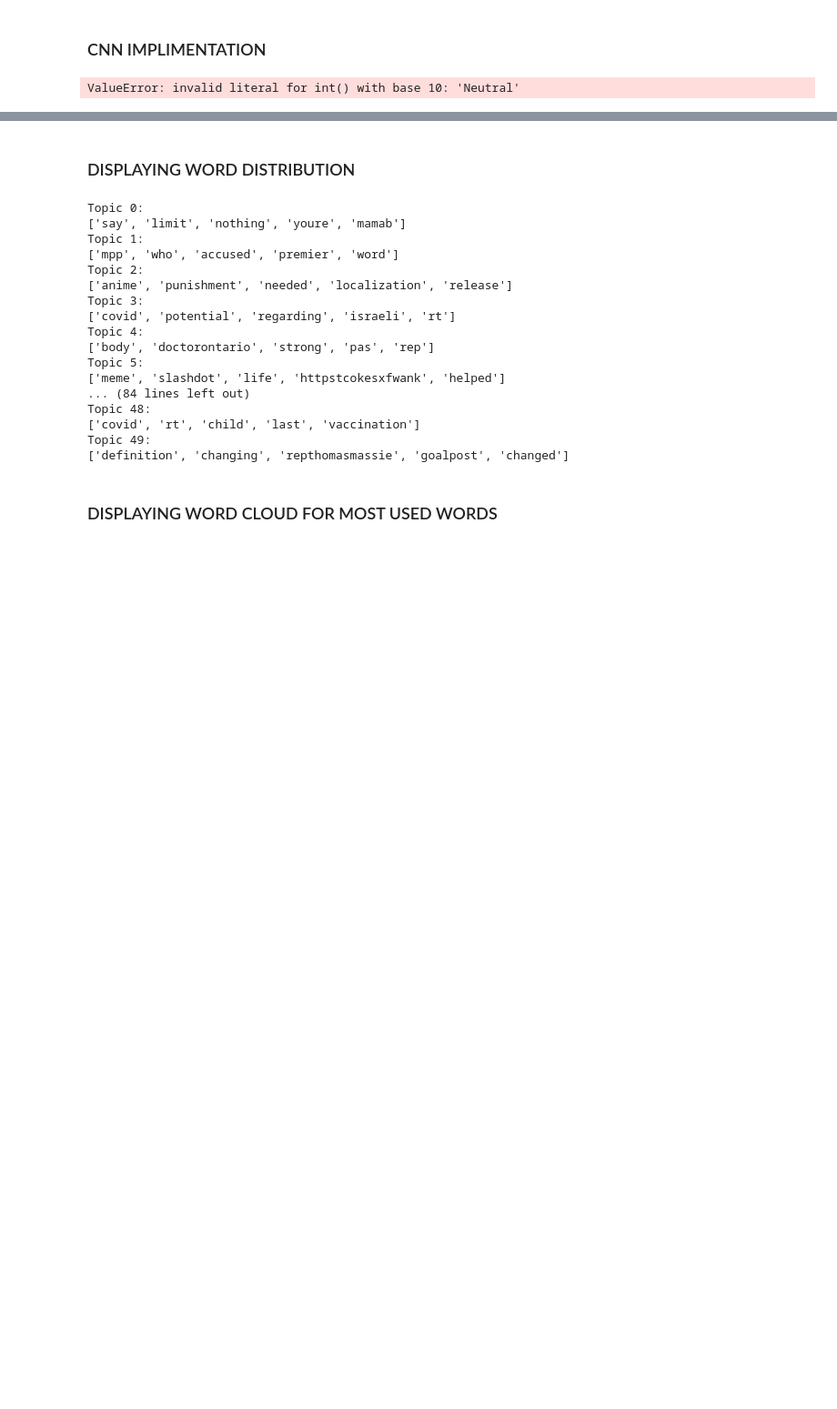
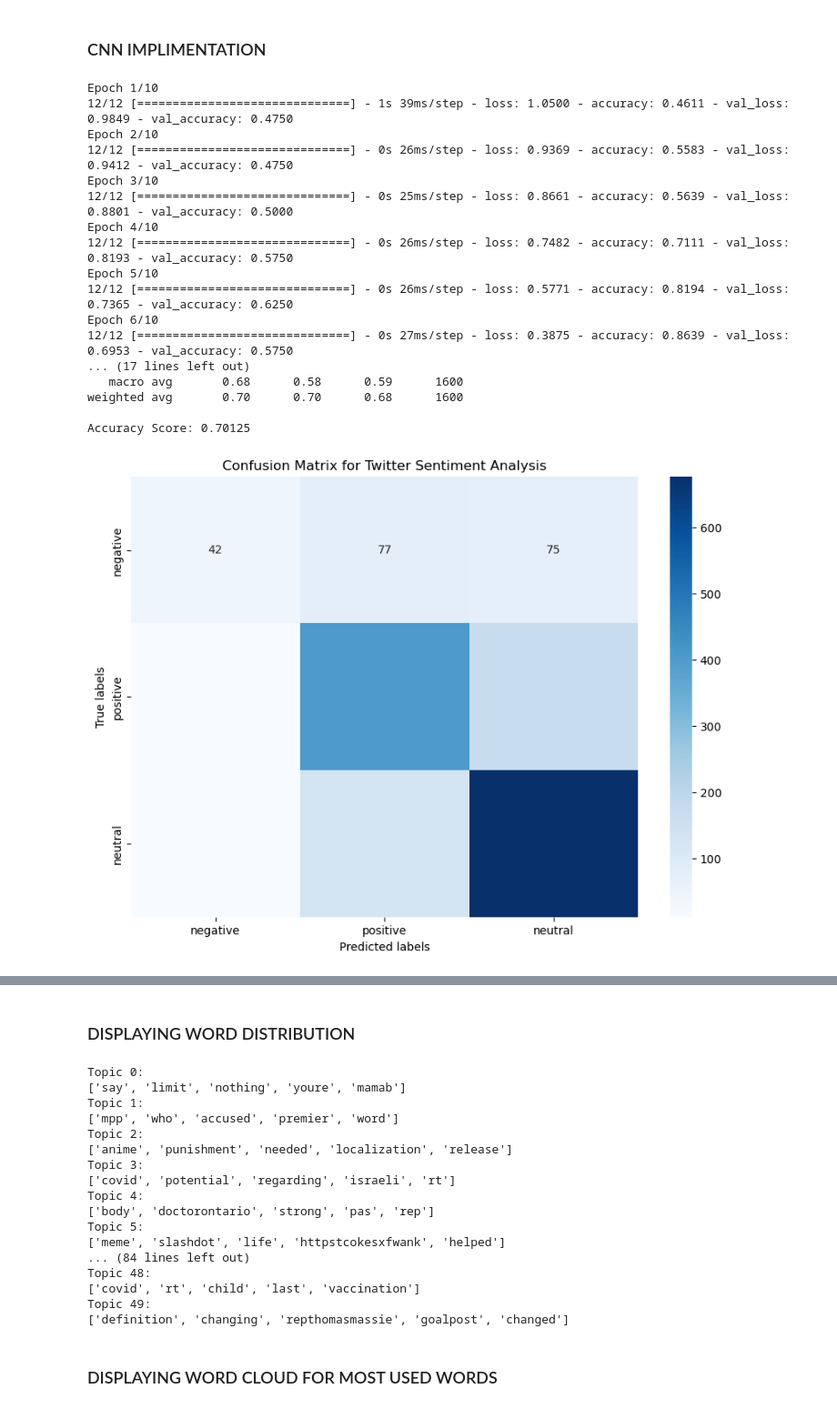
Before and after one commit to blxckbvrbi3/sentiment-analyser-article, a Jupyter notebook: SENTIMENT ANALYSIS PROJECT.ipynb, the cells around one changed output, grey strips where cells are left out. Shown at 91% size. Drawn from its saved outputs; the diff is of its cells as text; code cells hidden in the pictures; blank space fills up the shorter version.

```diff
--- a/SENTIMENT ANALYSIS PROJECT.ipynb
+++ b/SENTIMENT ANALYSIS PROJECT.ipynb
@@ -663,9 +663,14 @@ X_test_seq = tokenizer.texts_to_sequences(X_test)
 X_train_pad = pad_sequences(X_train_seq, maxlen=max_length)
 X_test_pad = pad_sequences(X_test_seq, maxlen=max_length)
 
-# One-hot encode labels
-y_train_encoded = to_categorical(y_train, num_classes=3)
-y_test_encoded = to_categorical(y_test, num_classes=3)
+# Convert string labels to integers
+label_encoder = LabelEncoder()
+y_train_encoded = label_encoder.fit_transform(y_train)
+y_test_encoded = label_encoder.transform(y_test)
+
+# One-hot encode integer labels
+y_train_encoded = to_categorical(y_train_encoded, num_classes=3)
+y_test_encoded = to_categorical(y_test_encoded, num_classes=3)
 
 # CNN Model
 model = Sequential()
@@ -673,31 +678,48 @@ model.add(Embedding(vocab_size, embedding_dim, input_length=max_length))
 model.add(Conv1D(num_filters, kernel_size, activation='relu'))
 model.add(GlobalMaxPooling1D())
 model.add(Dense(hidden_dims, activation='relu'))
 model.add(Dropout(0.5))
 model.add(Dense(3, activation='softmax'))  # 3 classes
 
 # Compile the model
 model.compile(optimizer='adam', loss='categorical_crossentropy', metrics=['accuracy'])
 
 # Train the model
 es = EarlyStopping(monitor='val_loss', mode='min', verbose=1, patience=3)
 model.fit(X_train_pad, y_train_encoded, batch_size=batch_size, epochs=epochs, validation_split=0.1, callbacks=[es])
 
 # Predict and evaluate
 y_pred = model.predict(X_test_pad)
 y_pred_classes = np.argmax(y_pred, axis=1)
 y_test_classes = np.argmax(y_test_encoded, axis=1)
 
 print(classification_report(y_test_classes, y_pred_classes, target_names=['negative', 'positive', 'neutral']))
 print("Accuracy Score:", accuracy_score(y_test_classes, y_pred_classes))
 
 # Confusion Matrix
 cm = confusion_matrix(y_test_classes, y_pred_classes)
 plt.figure(figsize=(10, 7))
 sns.heatmap(cm, annot=True, fmt='g', cmap='Blues', xticklabels=['negative', 'positive', 'neutral'], yticklabels=['negative', 'positive', 'neutral'])
 plt.xlabel('Predicted labels')
 plt.ylabel('True labels')
 plt.title('Confusion Matrix for Twitter Sentiment Analysis')
 plt.show()
 # %% [output]
-ValueError: invalid literal for int() with base 10: 'Neutral'
+Epoch 1/10
+12/12 [==============================] - 1s 39ms/step - loss: 1.0500 - accuracy: 0.4611 - val_loss: 0.9849 - val_accuracy: 0.4750
+Epoch 2/10
+12/12 [==============================] - 0s 26ms/step - loss: 0.9369 - accuracy: 0.5583 - val_loss: 0.9412 - val_accuracy: 0.4750
+Epoch 3/10
+12/12 [==============================] - 0s 25ms/step - loss: 0.8661 - accuracy: 0.5639 - val_loss: 0.8801 - val_accuracy: 0.5000
+Epoch 4/10
+12/12 [==============================] - 0s 26ms/step - loss: 0.7482 - accuracy: 0.7111 - val_loss: 0.8193 - val_accuracy: 0.5750
+Epoch 5/10
+12/12 [==============================] - 0s 26ms/step - loss: 0.5771 - accuracy: 0.8194 - val_loss: 0.7365 - val_accuracy: 0.6250
+Epoch 6/10
+12/12 [==============================] - 0s 27ms/step - loss: 0.3875 - accuracy: 0.8639 - val_loss: 0.6953 - val_accuracy: 0.5750
+... (17 lines left out)
+   macro avg       0.68      0.58      0.59      1600
+weighted avg       0.70      0.70      0.68      1600
+
+Accuracy Score: 0.70125
+[figure, added]
```
Also changed, not shown: parts of 9 cells of this notebook.
